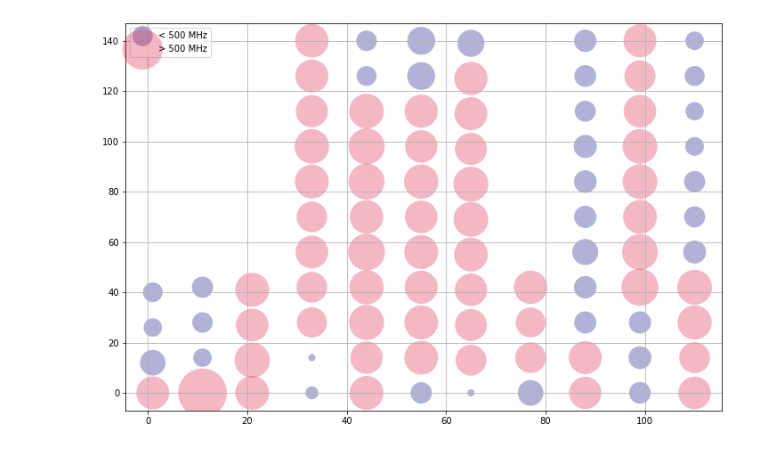
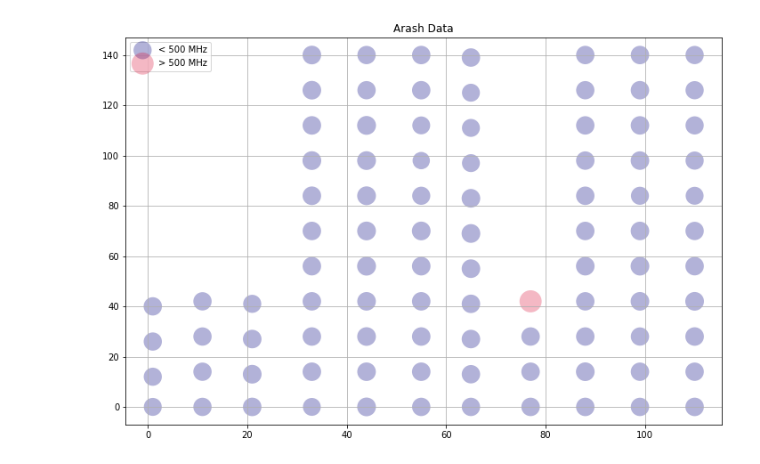
Before and after one commit to sarashs/ROS, a Jupyter notebook: post_processing.ipynb, the cells around one changed output. Saved outputs shown, nothing was run; the diff lists cells and outputs as text; code cells hidden in the pictures.

```diff
--- a/post_processing.ipynb
+++ b/post_processing.ipynb
@@ -12,23 +12,26 @@ red_scale = []
 blue = dict(x=[], y=[])
 blue_scale = []
 red_scale = []
+freqs = []
 for i in locations.keys():
-    if data[f'RO{i}'].loc[0] < 500:
+    freqs.append(data[f'RO{i}'].loc[3])
+    if data[f'RO{i}'].loc[3] < 500:
         blue['x'].append(locations[i][0])
         blue['y'].append(locations[i][1])
-        blue_scale.append(0.1*(data[f'RO{i}'].loc[0]-400)**2)
+        blue_scale.append(1*(data[f'RO{i}'].loc[3]))
     else:
         red['x'].append(locations[i][0])
         red['y'].append(locations[i][1])
-        red_scale.append(0.1*(data[f'RO{i}'].loc[0]-400)**2)
+        red_scale.append(1*(data[f'RO{i}'].loc[3]))
 # %%
 fig, ax = plt.subplots(figsize=(12, 8))
 ax.scatter(blue['x'], blue['y'], c='navy', s=blue_scale, label='< 500 MHz', alpha=0.3, edgecolors='none')
 ax.scatter(red['x'], red['y'], c='crimson', s=red_scale, label='> 500 MHz', alpha=0.3, edgecolors='none')
 
+plt.title('Arash Data')
 ax.legend()
 ax.grid(True)
 
 plt.show()
 # %% [output]
-[figure, old version]
+[figure, new version]
```
Also changed, not shown: parts of 4 cells of this notebook, 2 other files.
